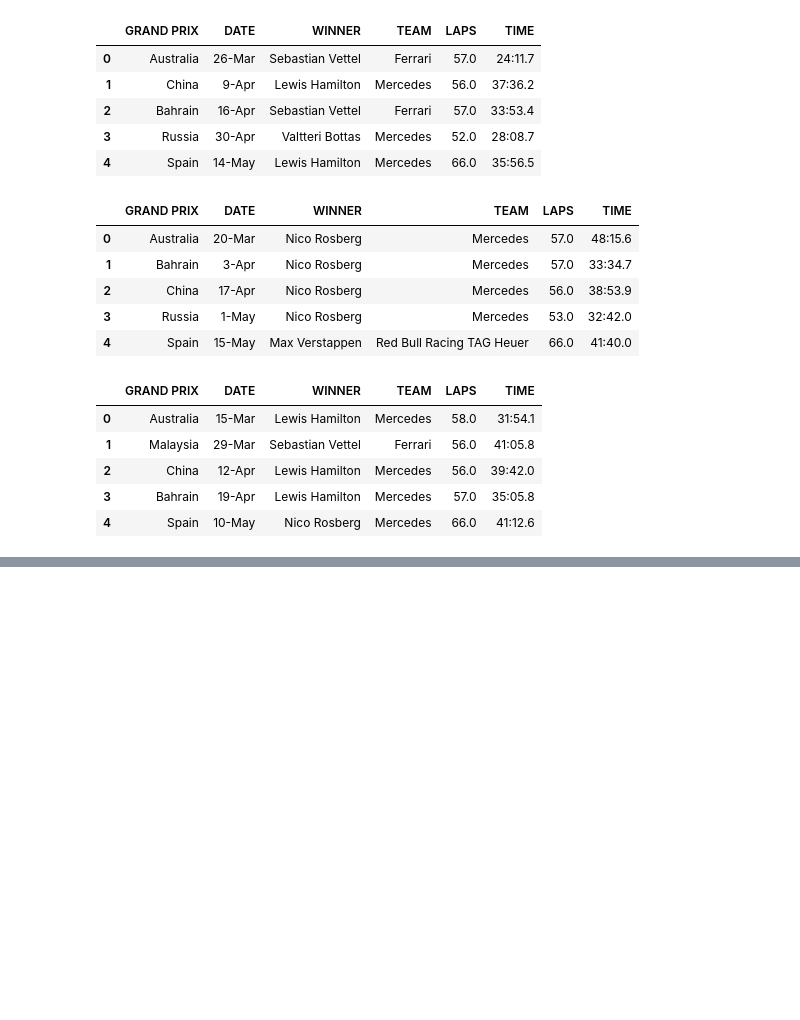
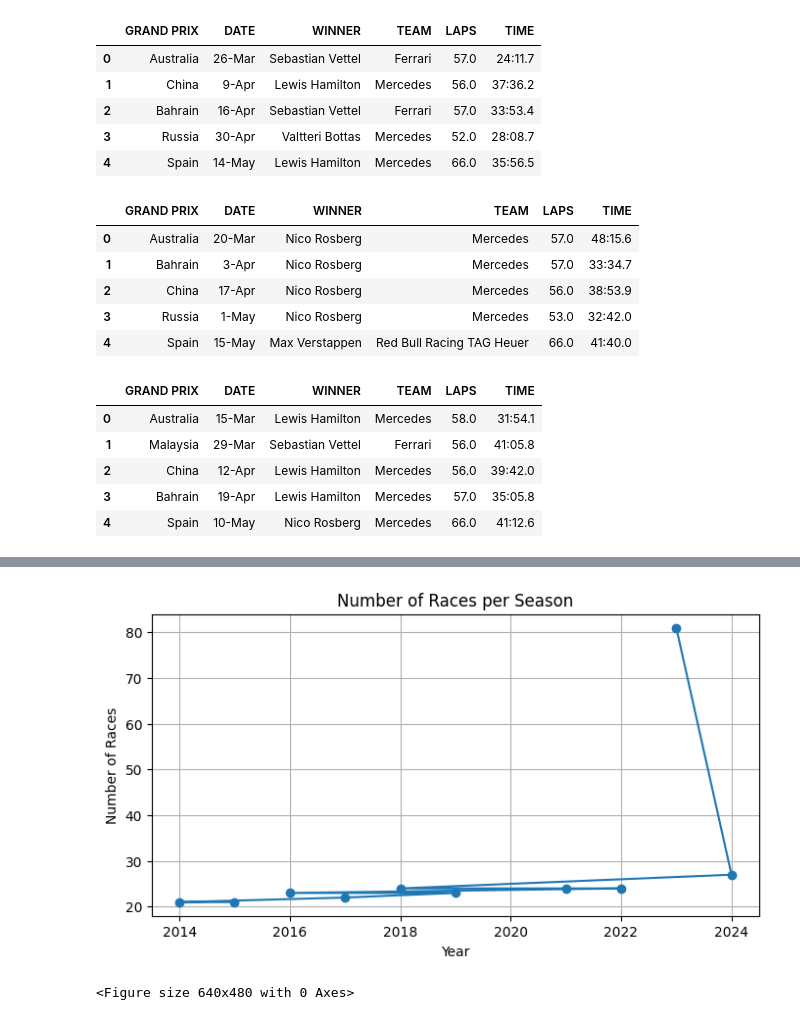
Before and after one commit to ishita2816/formula1-data-analysis, a Jupyter notebook: notebooks/01_data_collection.ipynb.ipynb, the cells around one changed output, grey strips where cells are left out. Drawn from its saved outputs; the diff is of its cells as text; code cells hidden in the pictures; blank space fills up the shorter version.

```diff
--- a/notebooks/01_data_collection.ipynb.ipynb
+++ b/notebooks/01_data_collection.ipynb.ipynb
@@ -133,0 +224,22 @@ results_2015.head()
+# %%
+# adding year coulmn so we can analyze data year wise
+all_data = pd.concat(
+    [
+        results_2014.assign(YEAR=2014),
+        results_2015.assign(YEAR=2015),
+        results_2016.assign(YEAR=2016),
+        results_2017.assign(YEAR=2017),
+        results_2018.assign(YEAR=2018),
+        results_2019.assign(YEAR=2019),
+        results_2020.assign(YEAR=2020),
+        results_2021.assign(YEAR=2021),
+        results_2022.assign(YEAR=2022),
+        results_2023.assign(YEAR=2023),
+        results_2024.assign(YEAR=2024)
+    ],
+    ignore_index=True
+)
+# %%
+# Count races per year
+races_per_year = all_data["YEAR"].value_counts().head(10)
+print(races_per_year)
@@ -133,0 +259,11 @@ results_2015.head()
+# %%
+#plotting races per year
+races_per_year.plot(kind='line', marker='o', figsize=(8,4), title='Number of Races per Season')
+plt.xlabel("Year")
+plt.ylabel("Number of Races")
+plt.grid(True)
+plt.show()
+plt.savefig("../visuals/races_per_season.png", bbox_inches='tight')
+# %% [output]
+[figure, added]
+<Figure size 640x480 with 0 Axes>
```
Also changed, not shown: parts of 19 cells of this notebook, 11 other files.
